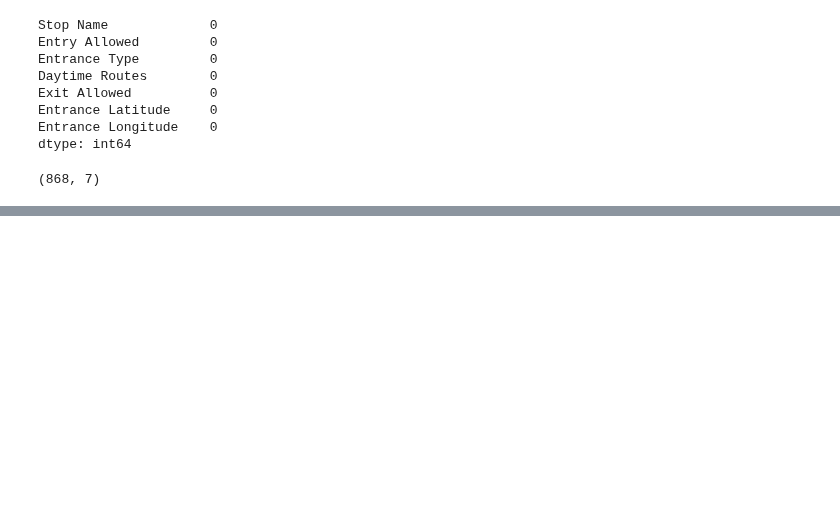
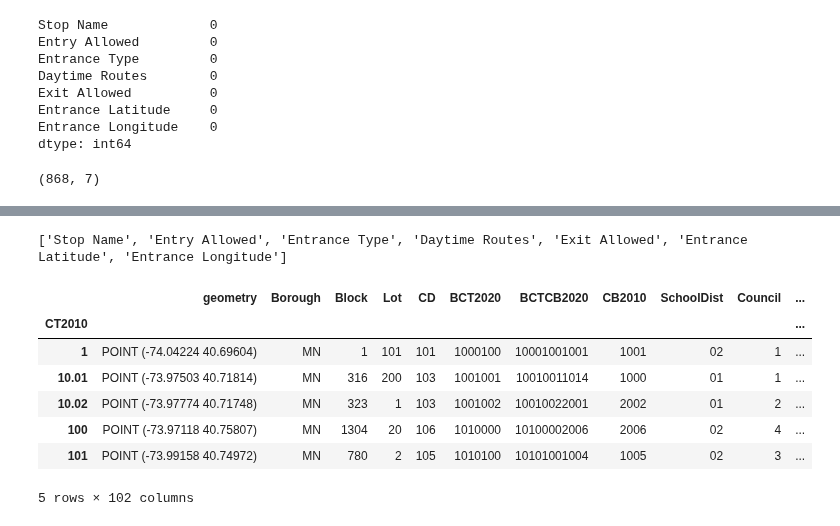
Before and after one commit to bigburko/nyc-busyness, a Jupyter notebook: etl/f1_transit access_mobility_scoring/MTA_subway_data.ipynb, the cells around one changed output, grey strips where cells are left out. Drawn from its saved outputs; the diff is of its cells as text; code cells hidden in the pictures; blank space fills up the shorter version.

Commit message:
mapPluto data, subway score added

```diff
--- a/etl/f1_transit access_mobility_scoring/MTA_subway_data.ipynb
+++ b/etl/f1_transit access_mobility_scoring/MTA_subway_data.ipynb
@@ -111,2 +161,9 @@ dtype: object
+# %%
+#Store the Target Points (centroids in a dataframe)
+centroids_df = gpd.GeoDataFrame(
+    tracts,
+    geometry=tracts["centroid"],
+    crs=tracts.crs
+)
 # %%
 #Computing Nearby Access
@@ -128,4 +186,51 @@ def count_entrances_near(lat, lon, entrances, radius_m=500):
     return count, len(unique_lines), ada_count
+# %%
+print(df.columns.tolist())
+# %% [output]
+['Stop Name', 'Entry Allowed', 'Entrance Type', 'Daytime Routes', 'Exit Allowed', 'Entrance Latitude', 'Entrance Longitude']
+# %%
+#check nearby accesses in the centroids
+centroids_df = centroids_df.to_crs(epsg=4326)
+
+# Assuming centroids_df has columns: ["geometry", "CensusTract"]
+centroids_df["latitude"] = centroids_df.geometry.y
+centroids_df["longitude"] = centroids_df.geometry.x
+
+# Storage for scores
+results = []
+
+for idx, row in centroids_df.iterrows():
+    lat, lon = row["latitude"], row["longitude"]
+    count, unique_lines, ada_count = count_entrances_near(lat, lon, df)
+    results.append((count, unique_lines, ada_count))
+
+centroids_df[["entrance_count", "line_count", "accessible_count"]] = pd.DataFrame(results, index=centroids_df.index)
 # %%
 #Get Subway Score
+# Example weights (customize as needed)
+w1, w2, w3 = 0.5, 0.3, 0.2
+
+centroids_df["raw_score"] = (
+    w1 * centroids_df["entrance_count"] +
+    w2 * centroids_df["line_count"] +
+    w3 * centroids_df["accessible_count"]
+)
+# %%
+# Normalize to scale 1–10
+min_score = centroids_df["raw_score"].min()
+max_score = centroids_df["raw_score"].max()
+
+centroids_df["subway_score"] = 1 + 9 * (centroids_df["raw_score"] - min_score) / (max_score - min_score)
+#centroids_df["subway_score"] = centroids_df["subway_score"].round(2)  # Optional
+# %%
+centroids_df.head()
+# %% [output]
+|  | geometry | Borough | Block | Lot | CD | BCT2020 | BCTCB2020 | CB2010 | SchoolDist | Council | ... |
+| CT2010 |  |  |  |  |  |  |  |  |  |  | ... |
+| 1 | POINT (-74.04224 40.69604) | MN | 1 | 101 | 101 | 1000100 | 10001001001 | 1001 | 02 | 1 | ... |
+| 10.01 | POINT (-73.97503 40.71814) | MN | 316 | 200 | 103 | 1001001 | 10010011014 | 1000 | 01 | 1 | ... |
+| 10.02 | POINT (-73.97774 40.71748) | MN | 323 | 1 | 103 | 1001002 | 10010022001 | 2002 | 01 | 2 | ... |
+| 100 | POINT (-73.97118 40.75807) | MN | 1304 | 20 | 106 | 1010000 | 10100002006 | 2006 | 02 | 4 | ... |
+| 101 | POINT (-73.99158 40.74972) | MN | 780 | 2 | 105 | 1010100 | 10101001004 | 1005 | 02 | 3 | ... |
+5 rows × 102 columns
 # %%
```
Also changed, not shown: parts of 12 cells of this notebook, 2 other files.
